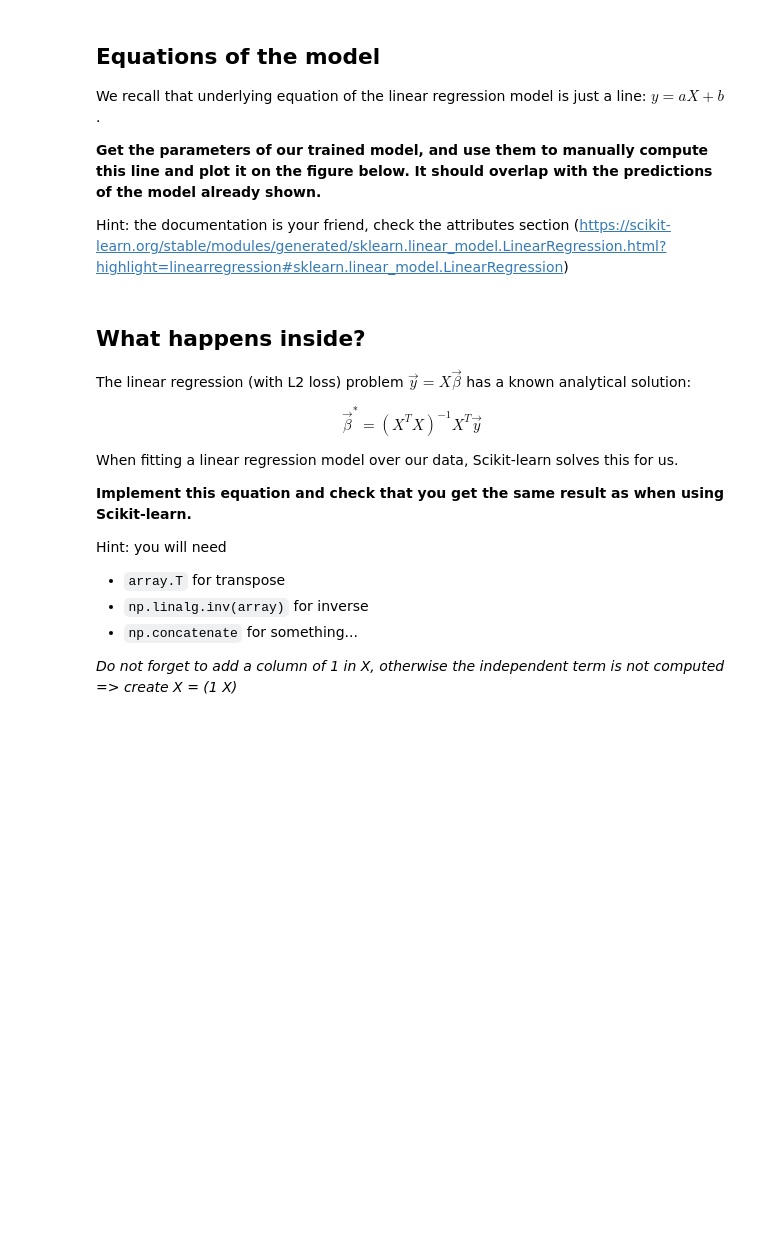
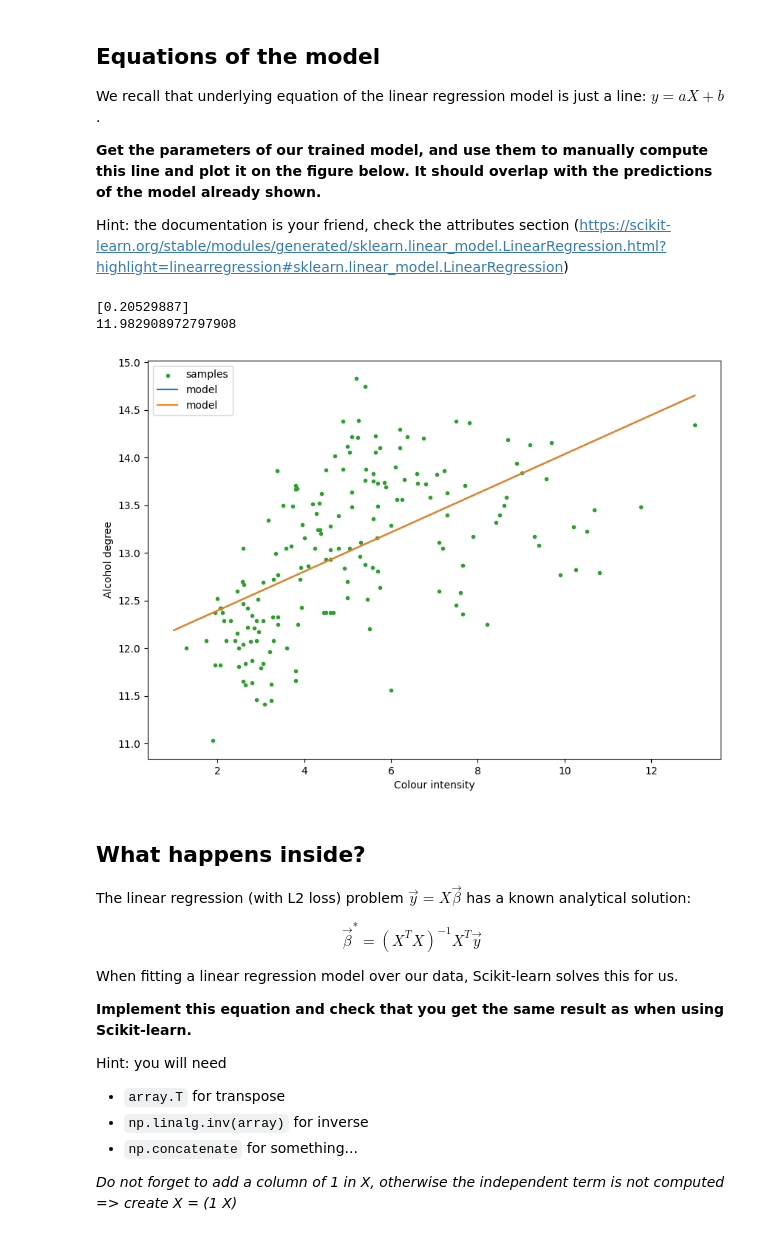
Before and after one commit to mike6942069420/EE311-AI, a Jupyter notebook: lab02/lab.ipynb, the cells around one changed output. Drawn from its saved outputs; the diff is of its cells as text; code cells hidden in the pictures; blank space fills up the shorter version.

```diff
--- a/lab02/lab.ipynb
+++ b/lab02/lab.ipynb
@@ -460,26 +647,35 @@ Hint: the documentation is your friend, check the attributes section
 # %%
 data_X = np.linspace(1, 13, 11)[..., np.newaxis]
 data_y = regr.predict(data_X)
 
 plt.figure(figsize=(10, 7))
 
 plt.scatter(wine_X, wine_y, marker='.', color='C2', label='samples')
 plt.plot(data_X, data_y, label='model')
 
 
 #######################################################################
 # Code here!
 
 
+print(regr.coef_)
+print(regr.intercept_)
+
+plt.plot(data_X, regr.coef_*data_X+regr.intercept_, label='model')
+
 
 #######################################################################
 
 
 plt.legend()
 plt.xlabel('Colour intensity')
 plt.ylabel('Alcohol degree')
 
 plt.show()
+# %% [output]
+[0.20529887]
+11.982908972797908
+[figure, added]
 # %% [markdown]
 ## What happens inside?
 
```
Also changed, not shown: parts of 27 cells of this notebook, 2 other files.
